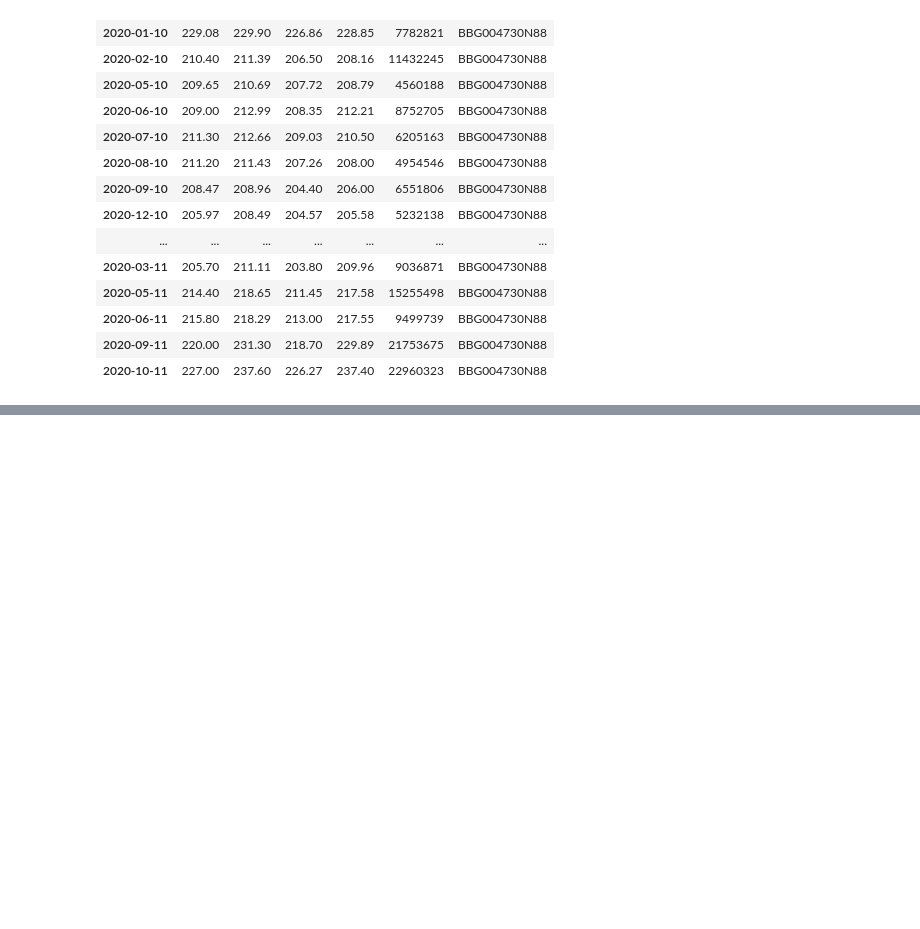
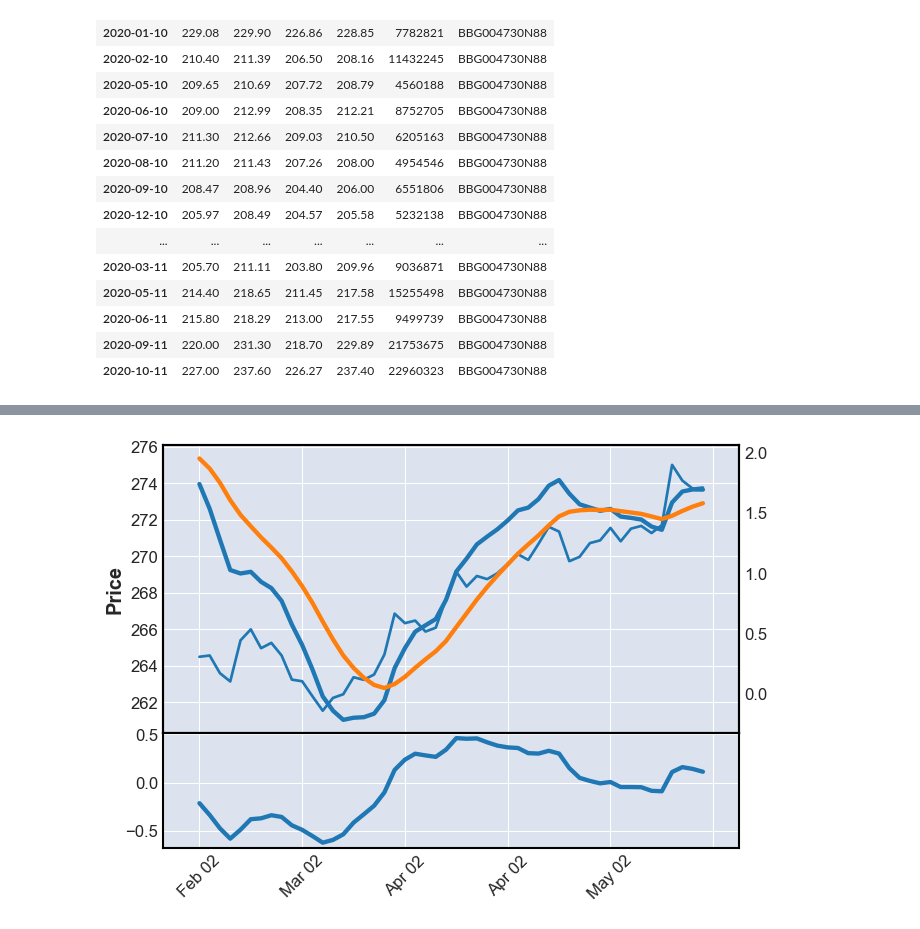
Before and after one commit to okulov/trade_bot, a Jupyter notebook: graph.ipynb, the cells around one changed output, grey strips where cells are left out. Saved outputs shown, nothing was run; the diff lists cells and outputs as text; code cells hidden in the pictures; blank space fills up the shorter version.

```diff
--- a/graph.ipynb
+++ b/graph.ipynb
@@ -75,0 +194,11 @@ daily[80:110]
+# %%
+macd_hour = talib.MACD(data['Close'])
+apds = [
+    mpf.make_addplot(macd_hour[0][34:84]),
+    mpf.make_addplot(macd_hour[1][34:84]),
+    mpf.make_addplot(macd_hour[2][34:84], panel=1),
+]
+iday = data_hour.loc['2021-02-02 17:00:00':'2021-08-02 10:00:00',:]
+mpf.plot(iday,type='line',addplot=apds)
+# %% [output]
+[figure, added]
```
Also changed, not shown: parts of 19 cells of this notebook, 14 other files.
